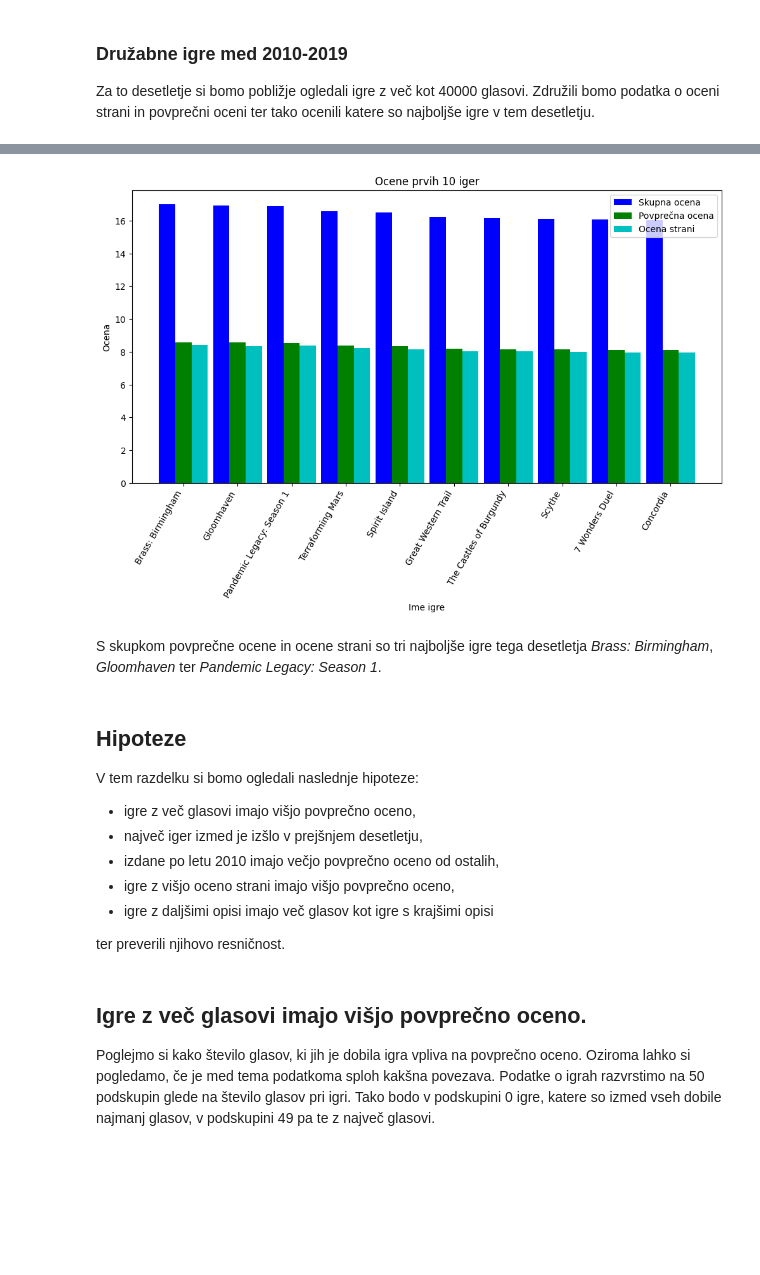
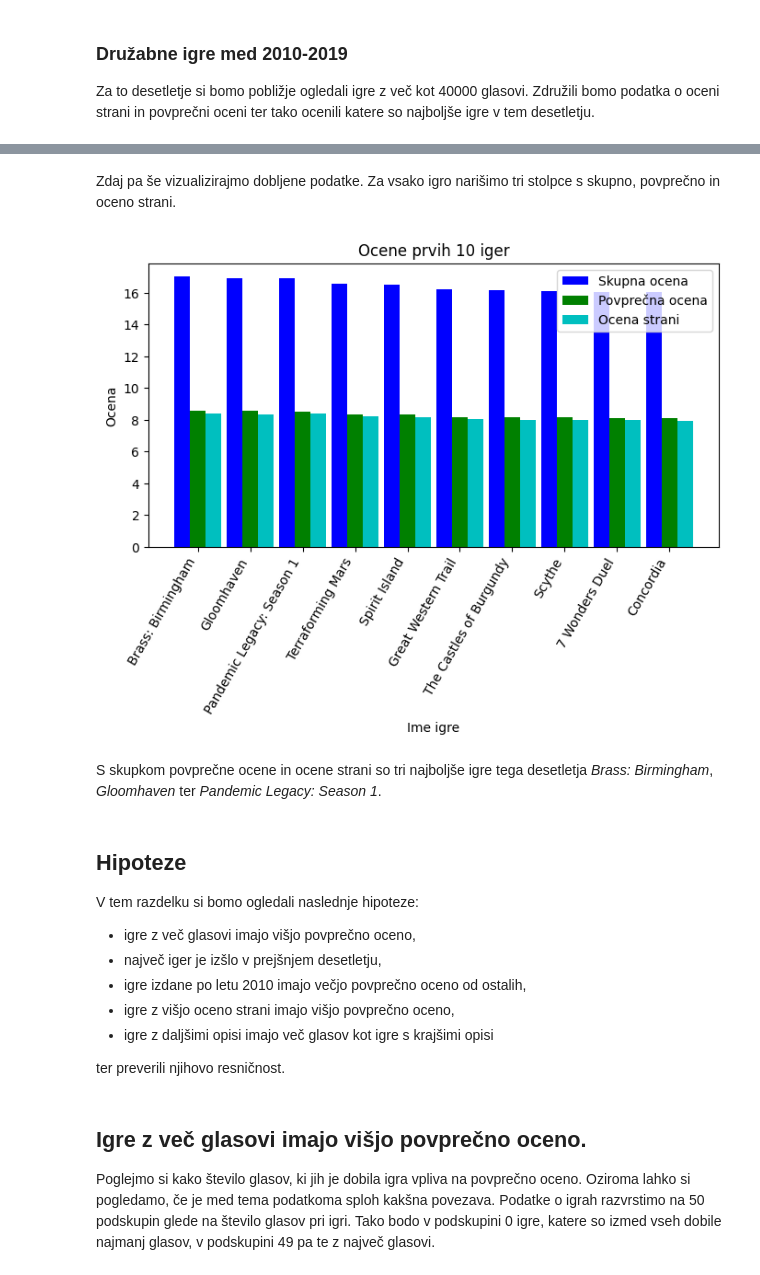
Before and after one commit to NikUrukalo/uvp-projektna-naloga, a Jupyter notebook: analiza.ipynb, the cells around one changed output, grey strips where cells are left out. Drawn from its saved outputs; the diff is of its cells as text; code cells hidden in the pictures; blank space fills up the shorter version.

```diff
--- a/analiza.ipynb
+++ b/analiza.ipynb
@@ -329,28 +329,30 @@ top_10_igre
+# %% [markdown]
+Zdaj pa še vizualizirajmo dobljene podatke. Za vsako igro narišimo tri stolpce s skupno, povprečno in oceno strani.
 # %%
 labels = top_10_igre['ime']
 skupna_ocena = top_10_igre['skupna_ocena']
 povprecna_ocena = top_10_igre['povprecna_ocena']
 ocena_strani = top_10_igre['ocena_strani']
 
 x = np.arange(len(labels))  # Ustvarimo pozicije za x-os
 width = 0.3  # Širina stolpcev
 
-# Risanje stolpičnega grafa
-plt.figure(figsize=(12, 6))
+
+plt.figure(figsize=(8, 4))
 plt.bar(x - width, skupna_ocena, width, label='Skupna ocena', color='b')
 plt.bar(x, povprecna_ocena, width, label='Povprečna ocena', color='g')
 plt.bar(x + width, ocena_strani, width, label='Ocena strani', color='c')
 
-# Dodajanje oznak in naslova
+
 plt.title('Ocene prvih 10 iger')
 plt.xlabel('Ime igre')
 plt.ylabel('Ocena')
 plt.xticks(x, labels, rotation=60, ha='right')
 plt.legend()
 
 plt.show()
 # %% [output]
-[figure, old version]
+[figure, new version]
 # %% [markdown]
 S skupkom povprečne ocene in ocene strani so tri najboljše igre tega desetletja _Brass: Birmingham_, _Gloomhaven_ ter _Pandemic Legacy: Season 1_.
 # %% [markdown]
@@ -358,8 +360,8 @@ S skupkom povprečne ocene in ocene strani so tri najboljše igre tega desetletj
 V tem razdelku si bomo ogledali naslednje hipoteze:
 
 - igre z več glasovi imajo višjo povprečno oceno,
-- največ iger izmed je izšlo v prejšnjem desetletju,
-- izdane po letu 2010 imajo večjo povprečno oceno od ostalih,
+- največ iger je izšlo v prejšnjem desetletju,
+- igre izdane po letu 2010 imajo večjo povprečno oceno od ostalih,
 - igre z višjo oceno strani imajo višjo povprečno oceno,
 - igre z daljšimi opisi imajo več glasov kot igre s krajšimi opisi
 
```
Also changed, not shown: parts of 35 cells of this notebook.
